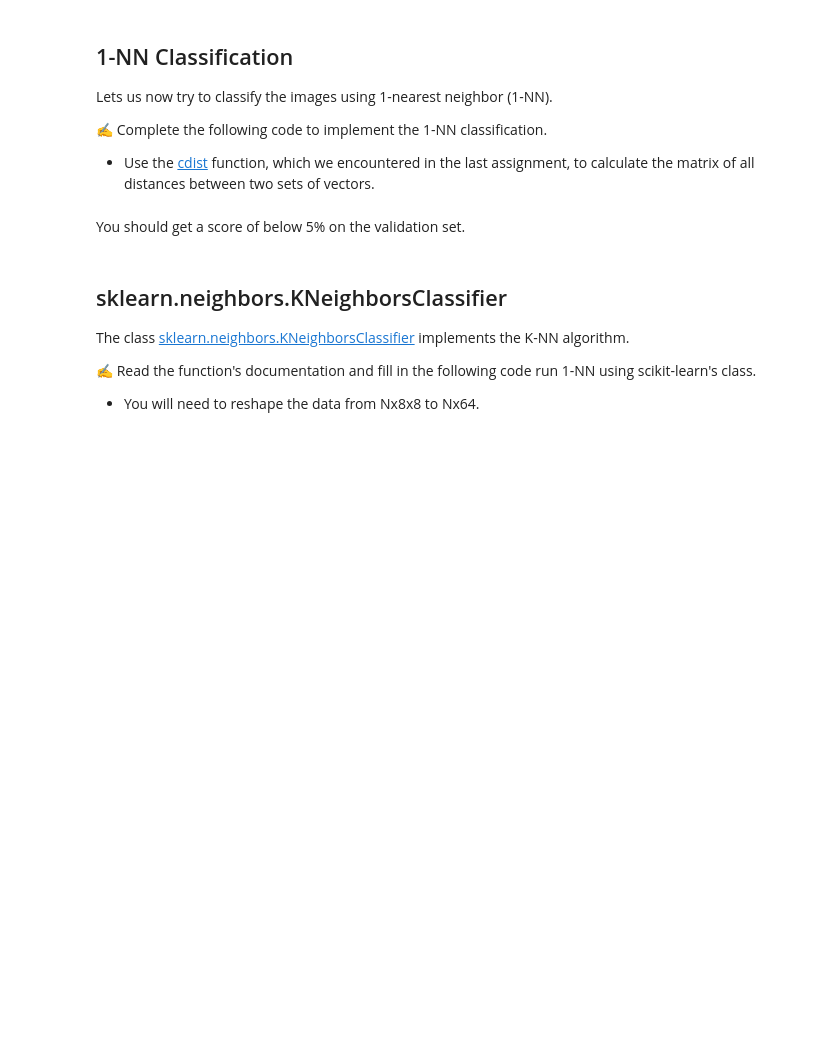
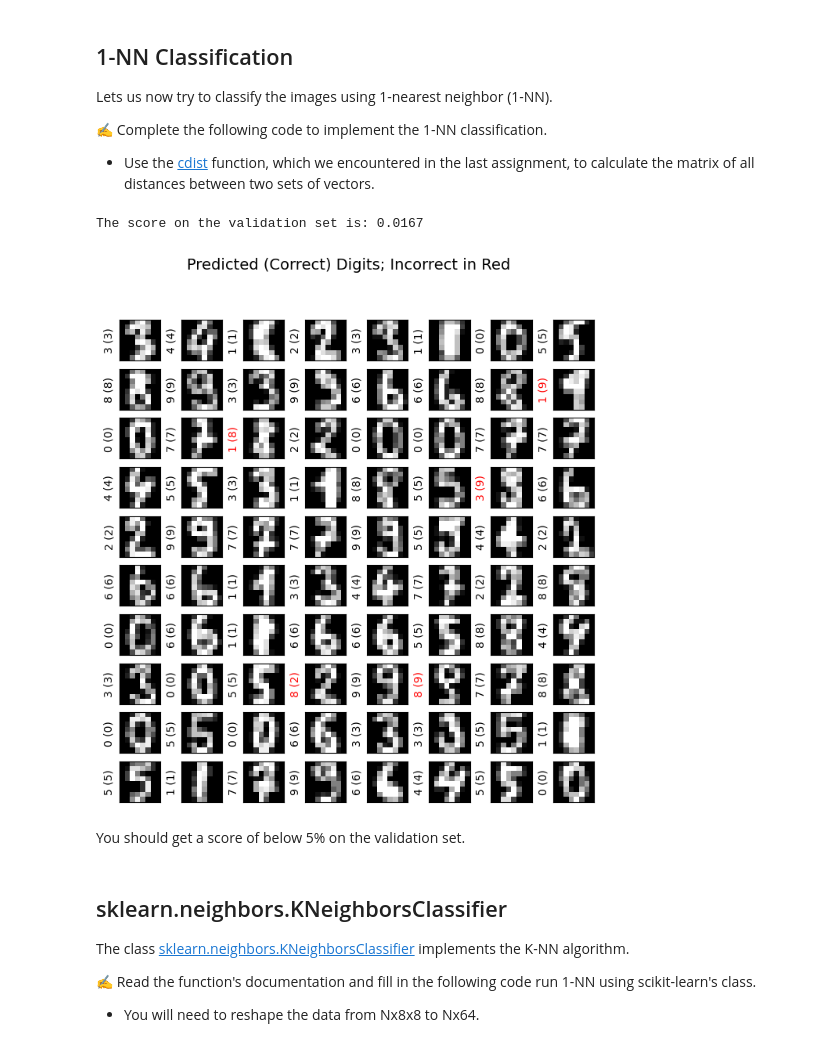
Before and after one commit to AlexYoro/Technion_ML_46195, a Jupyter notebook: content/assignments/assignment_4_ex.ipynb, the cells around one changed output. Drawn from its saved outputs; the diff is of its cells as text; code cells hidden in the pictures; blank space fills up the shorter version.

```diff
--- a/content/assignments/assignment_4_ex.ipynb
+++ b/content/assignments/assignment_4_ex.ipynb
@@ -83,13 +90,17 @@ rand_gen = np.random.RandomState(0)
 
 ## %%%%%%%%%%%%%%% Your code here - Begin %%%%%%%%%%%%%%%
 ## Generating a shuffled vector of indices
-...
+indices = np.arange(n_samples)
+rand_gen.shuffle(indices)
 
 ## Split the indices into 60% train / 20% validation / 20% test
-...
-train_indices = ...
-val_indices = ...
-test_indices = ...
+n_samples_train = int(n_samples * 0.6)
+n_samples_val = int(n_samples * 0.2)
+n_samples_test = int(n_samples * 0.2)
+
+train_indices = indices[:n_samples_train]
+val_indices = indices[n_samples_train:n_samples_train + n_samples_val]
+test_indices = indices[n_samples_train + n_samples_val:]
 ## %%%%%%%%%%%%%%% Your code here - End %%%%%%%%%%%%%%%%%
 
 ## Extract the sub datasets from the full dataset using the calculated indices
@@ -176,35 +190,39 @@ def one_nn(x, x_train, y_train):
     Returns
     -------
     y_hat: ndarray
         The 1D array of length M of the estimated labels.
     """
 
     x = x.reshape(x.shape[0], -1)
     x_train = x_train.reshape(x_train.shape[0], -1)
 
     ## %%%%%%%%%%%%%%% Your code here - Begin %%%%%%%%%%%%%%%
-    dists = ...
-    y_hat = ...
+    dists = cdist(x, x_train)
+    closest_indices = np.argmin(dists, axis=1)
+    y_hat = y_train[closest_indices]
     ## %%%%%%%%%%%%%%% Your code here - End %%%%%%%%%%%%%%%%%
 
     return y_hat
 
 ## Define a prediction function
 h_func = lambda x: one_nn(x, x_train, y_train)
 
 ## Calcualte the score on the validation set
 print(f'The score on the validation set is: {calc_score(h_func, x_val, y_val):.4f}')
 
 ## Plot the prediction
 fig, ax_array = plt.subplots(10, 8)
 for i, ax in enumerate(ax_array.flat):
     ax.imshow(x_val[i], cmap='gray')
     ax.set_yticks([])
     ax.set_xticks([])
     y_hat = h_func(x_val[i:(i+1)])[0]
     ax.set_ylabel(f'{y_hat} ({y_val[i]})',
                      color='black' if y_hat == y_val[i] else 'red')
 fig.suptitle('Predicted (Correct) Digits; Incorrect in Red', size=14);
+# %% [output]
+The score on the validation set is: 0.0167
+[figure, added]
 # %% [markdown]
 You should get a score of below 5% on the validation set.
 # %% [markdown]
```
Also changed, not shown: parts of 13 cells of this notebook.
